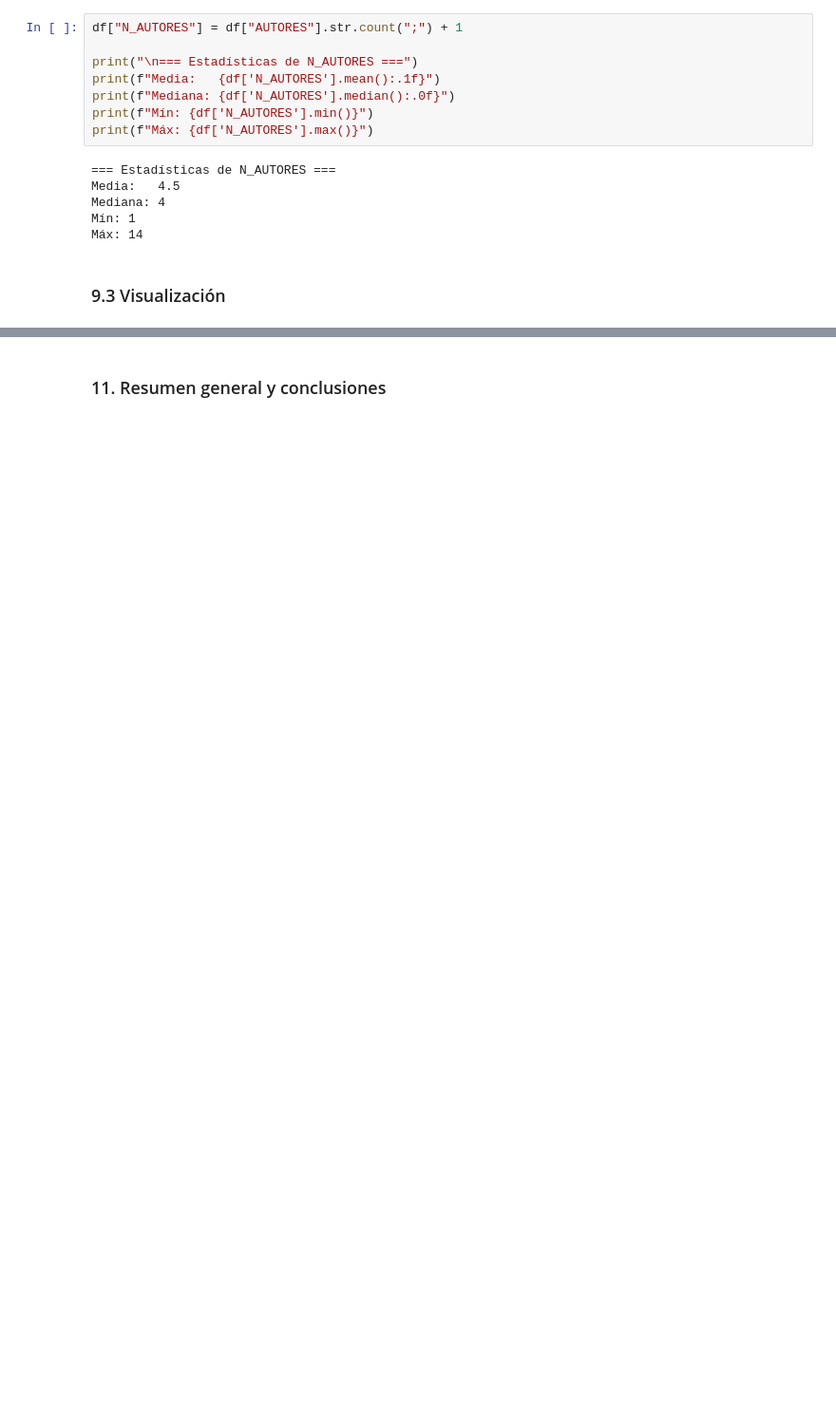
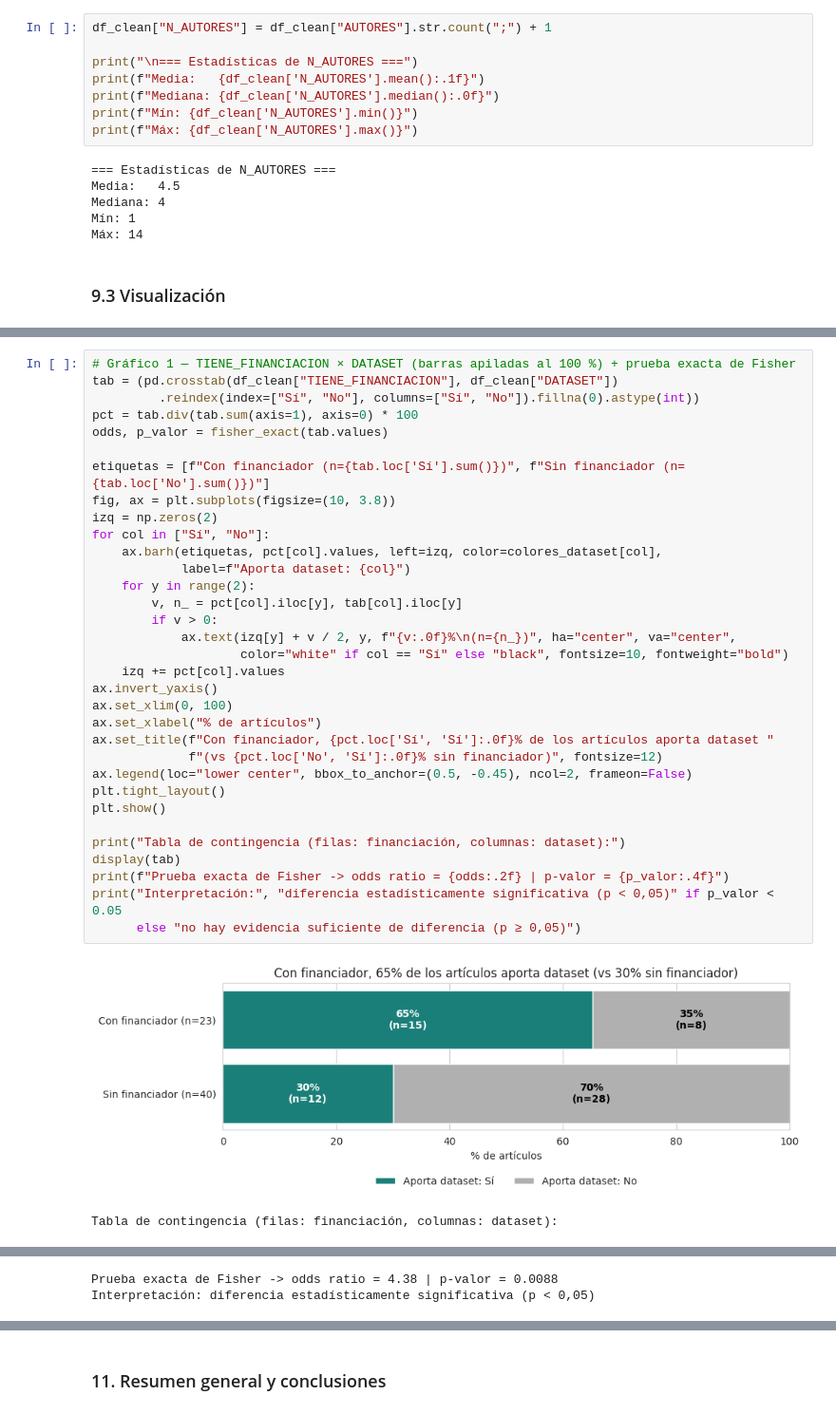
Before and after one commit to Elkinml06/Fundamentos_Ciencia_Datos, a Jupyter notebook: SustainCrop/SustainCrop.ipynb, the cells around one changed output, grey strips where cells are left out. Shown at 95% size. Saved outputs shown, nothing was run; the diff lists cells and outputs as text; blank space fills up the shorter version.

```diff
--- a/SustainCrop/SustainCrop.ipynb
+++ b/SustainCrop/SustainCrop.ipynb
@@ -407,13 +574,13 @@ dtype: int64
 # %% [markdown]
 ### 9.2 Feature N_AUTORES
 # %%
-df["N_AUTORES"] = df["AUTORES"].str.count(";") + 1
+df_clean["N_AUTORES"] = df_clean["AUTORES"].str.count(";") + 1
 
 print("\n=== Estadísticas de N_AUTORES ===")
-print(f"Media:   {df['N_AUTORES'].mean():.1f}")
-print(f"Mediana: {df['N_AUTORES'].median():.0f}")
-print(f"Mín: {df['N_AUTORES'].min()}")
-print(f"Máx: {df['N_AUTORES'].max()}")
+print(f"Media:   {df_clean['N_AUTORES'].mean():.1f}")
+print(f"Mediana: {df_clean['N_AUTORES'].median():.0f}")
+print(f"Mín: {df_clean['N_AUTORES'].min()}")
+print(f"Máx: {df_clean['N_AUTORES'].max()}")
 # %% [output]
 === Estadísticas de N_AUTORES ===
 Media:   4.5
@@ -446,0 +1109,36 @@ Passing `palette` without assigning `hue` is deprecated and will be removed in v
+# %%
+# Gráfico 1 — TIENE_FINANCIACION × DATASET (barras apiladas al 100 %) + prueba exacta de Fisher
+tab = (pd.crosstab(df_clean["TIENE_FINANCIACION"], df_clean["DATASET"])
+         .reindex(index=["Sí", "No"], columns=["Sí", "No"]).fillna(0).astype(int))
+pct = tab.div(tab.sum(axis=1), axis=0) * 100
+odds, p_valor = fisher_exact(tab.values)
+
+etiquetas = [f"Con financiador (n={tab.loc['Sí'].sum()})", f"Sin financiador (n={tab.loc['No'].sum()})"]
+fig, ax = plt.subplots(figsize=(10, 3.8))
+izq = np.zeros(2)
+for col in ["Sí", "No"]:
+    ax.barh(etiquetas, pct[col].values, left=izq, color=colores_dataset[col],
+            label=f"Aporta dataset: {col}")
+    for y in range(2):
+        v, n_ = pct[col].iloc[y], tab[col].iloc[y]
+        if v > 0:
+            ax.text(izq[y] + v / 2, y, f"{v:.0f}%\n(n={n_})", ha="center", va="center",
+                    color="white" if col == "Sí" else "black", fontsize=10, fontweight="bold")
+    izq += pct[col].values
+ax.invert_yaxis()
+ax.set_xlim(0, 100)
+ax.set_xlabel("% de artículos")
+ax.set_title(f"Con financiador, {pct.loc['Sí', 'Sí']:.0f}% de los artículos aporta dataset "
+             f"(vs {pct.loc['No', 'Sí']:.0f}% sin financiador)", fontsize=12)
+ax.legend(loc="lower center", bbox_to_anchor=(0.5, -0.45), ncol=2, frameon=False)
+plt.tight_layout()
+plt.show()
+
+print("Tabla de contingencia (filas: financiación, columnas: dataset):")
+display(tab)
+print(f"Prueba exacta de Fisher -> odds ratio = {odds:.2f} | p-valor = {p_valor:.4f}")
+print("Interpretación:", "diferencia estadísticamente significativa (p < 0,05)" if p_valor < 0.05
+      else "no hay evidencia suficiente de diferencia (p ≥ 0,05)")
+# %% [output]
+[figure, added]
+Tabla de contingencia (filas: financiación, columnas: dataset):
@@ -446,0 +1149,2 @@ Passing `palette` without assigning `hue` is deprecated and will be removed in v
+Prueba exacta de Fisher -> odds ratio = 4.38 | p-valor = 0.0088
+Interpretación: diferencia estadísticamente significativa (p < 0,05)
```
Also changed, not shown: parts of 50 cells of this notebook.
